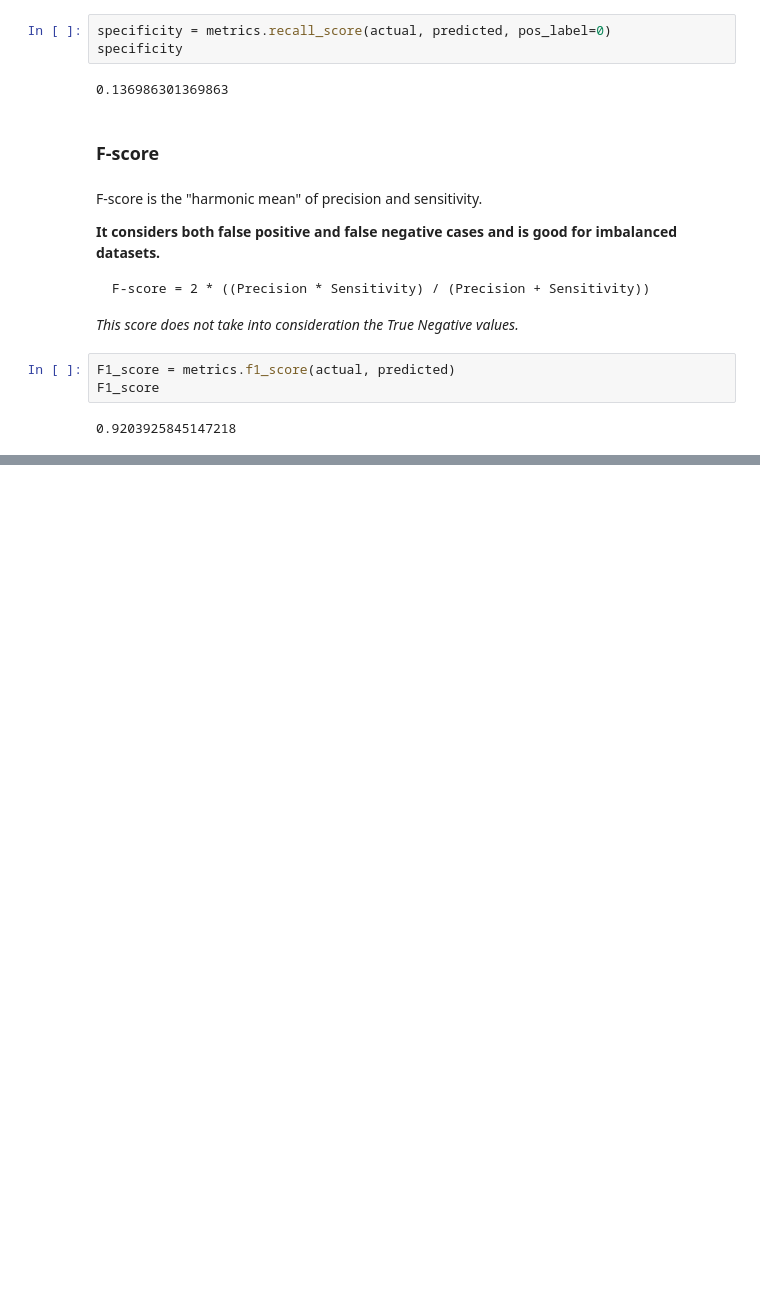
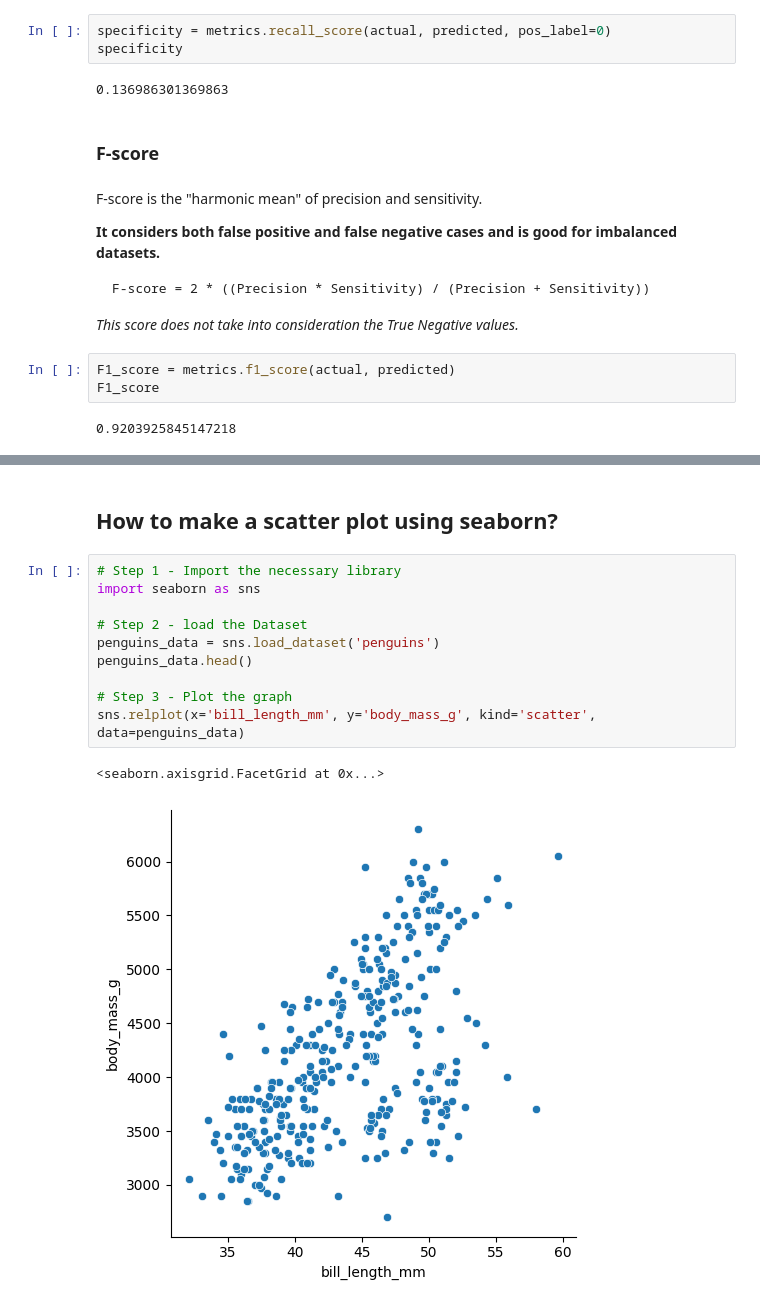
Before and after one commit to ranadepto/statistics, a Jupyter notebook: Data_Visualization_ResearchAcademy_Part1.ipynb, the cells around one changed output, grey strips where cells are left out. Drawn from its saved outputs; the diff is of its cells as text; blank space fills up the shorter version.

```diff
--- a/Data_Visualization_ResearchAcademy_Part1.ipynb
+++ b/Data_Visualization_ResearchAcademy_Part1.ipynb
@@ -1392,0 +1409,15 @@ F1_score
+# %% [markdown]
+## **How to make a scatter plot using seaborn?**
+# %%
+# Step 1 - Import the necessary library
+import seaborn as sns
+
+# Step 2 - load the Dataset
+penguins_data = sns.load_dataset('penguins')
+penguins_data.head()
+
+# Step 3 - Plot the graph
+sns.relplot(x='bill_length_mm', y='body_mass_g', kind='scatter', data=penguins_data)
+# %% [output]
+<seaborn.axisgrid.FacetGrid at 0x...>
+[figure, added]
```
Also changed, not shown: parts of 17 cells of this notebook.
